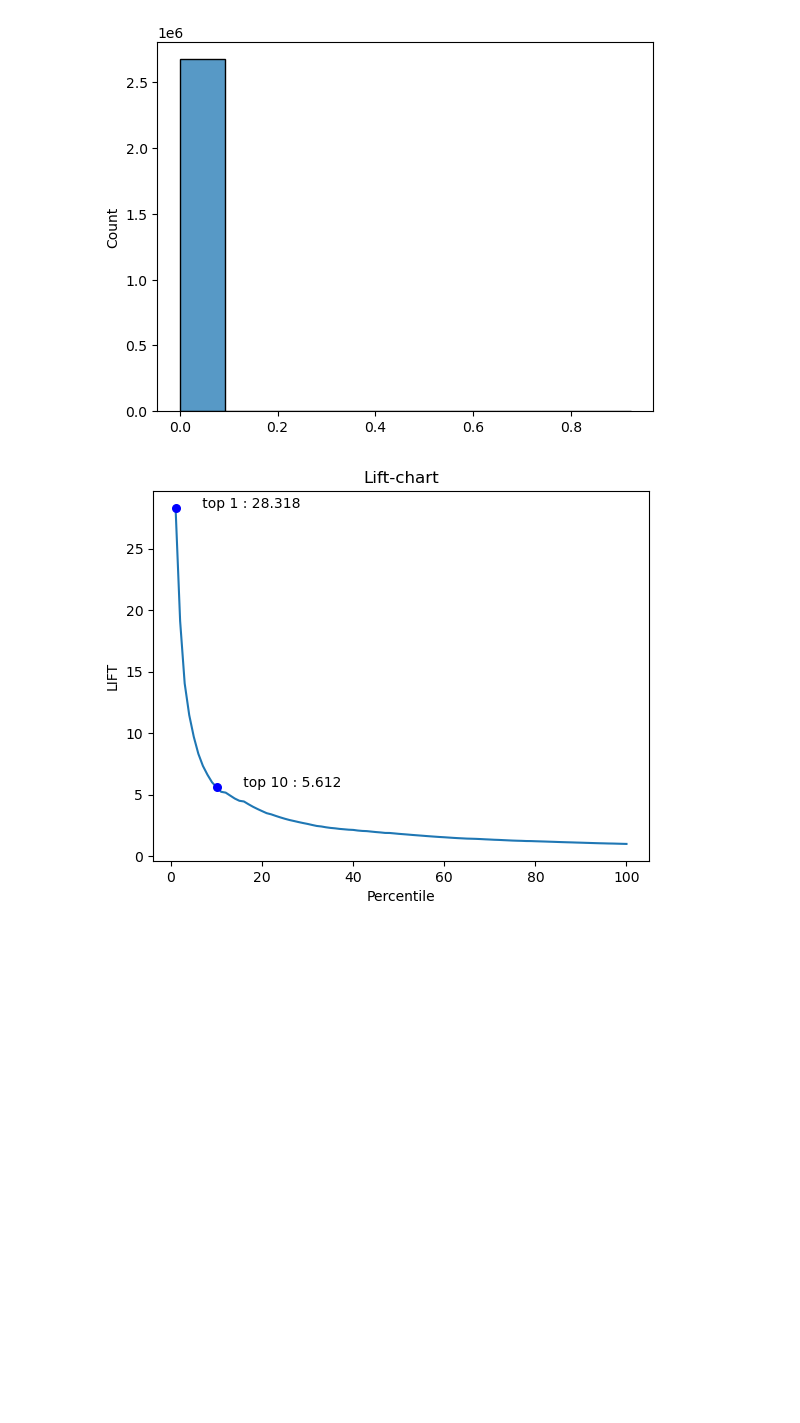
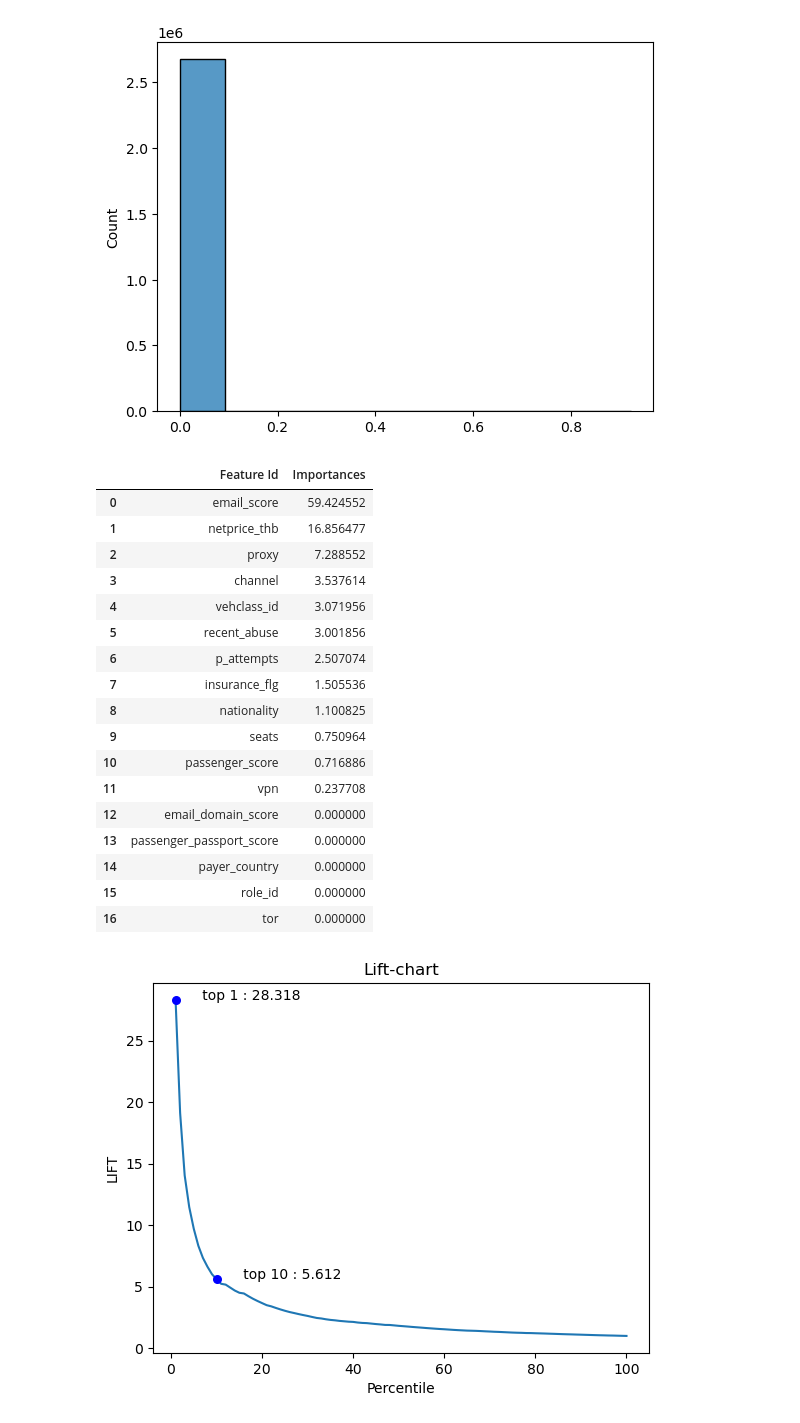
Before and after one commit to KurmangazyKarabekov/Antifrod_model, a Jupyter notebook: 2_baseline.ipynb, the cells around one changed output. Cells and saved outputs as stored; diff of their text form; code cells hidden in the pictures; blank space fills up the shorter version.

```diff
--- a/2_baseline.ipynb
+++ b/2_baseline.ipynb
@@ -244,6 +244,27 @@ sns.histplot(y_pred_proba,bins=10)
 plt.show()
 # %% [output]
 [figure]
+# %%
+clf.get_feature_importance(prettified=True)
+# %% [output]
+|  | Feature Id | Importances |
+| 0 | email_score | 59.424552 |
+| 1 | netprice_thb | 16.856477 |
+| 2 | proxy | 7.288552 |
+| 3 | channel | 3.537614 |
+| 4 | vehclass_id | 3.071956 |
+| 5 | recent_abuse | 3.001856 |
+| 6 | p_attempts | 2.507074 |
+| 7 | insurance_flg | 1.505536 |
+| 8 | nationality | 1.100825 |
+| 9 | seats | 0.750964 |
+| 10 | passenger_score | 0.716886 |
+| 11 | vpn | 0.237708 |
+| 12 | email_domain_score | 0.000000 |
+| 13 | passenger_passport_score | 0.000000 |
+| 14 | payer_country | 0.000000 |
+| 15 | role_id | 0.000000 |
+| 16 | tor | 0.000000 |
 # %%
 def lift_metric_plot(model, X_test, y_test):
     all_pred = pd.DataFrame()
```
Also changed, not shown: 2 other files.
